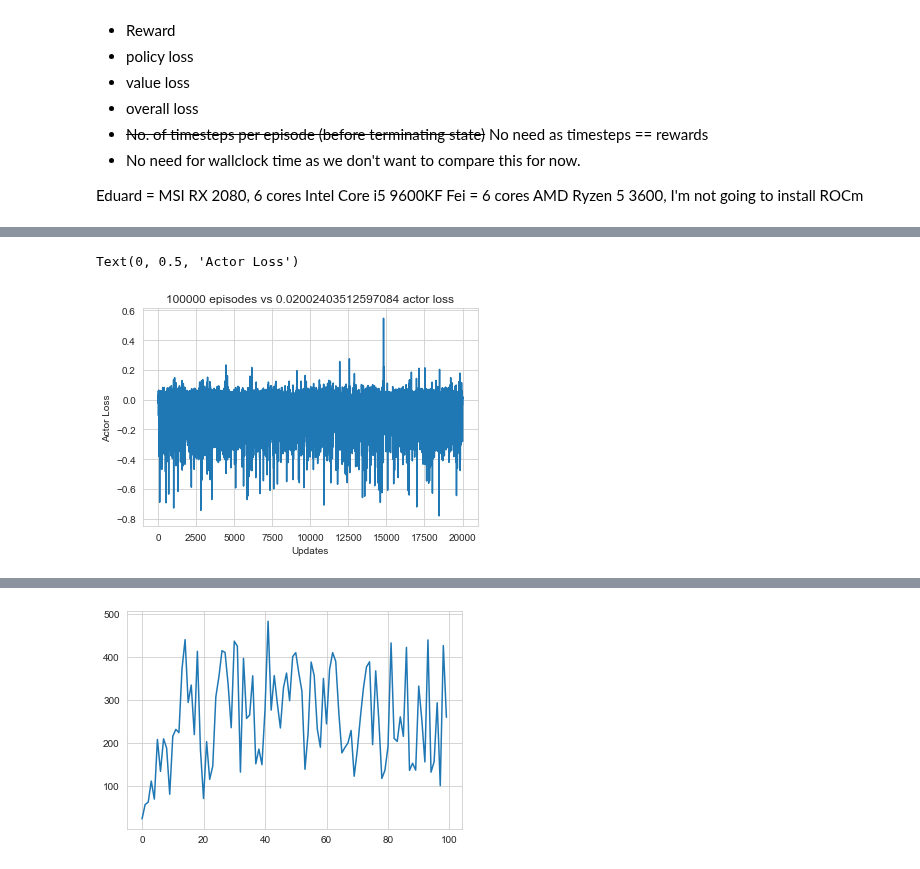
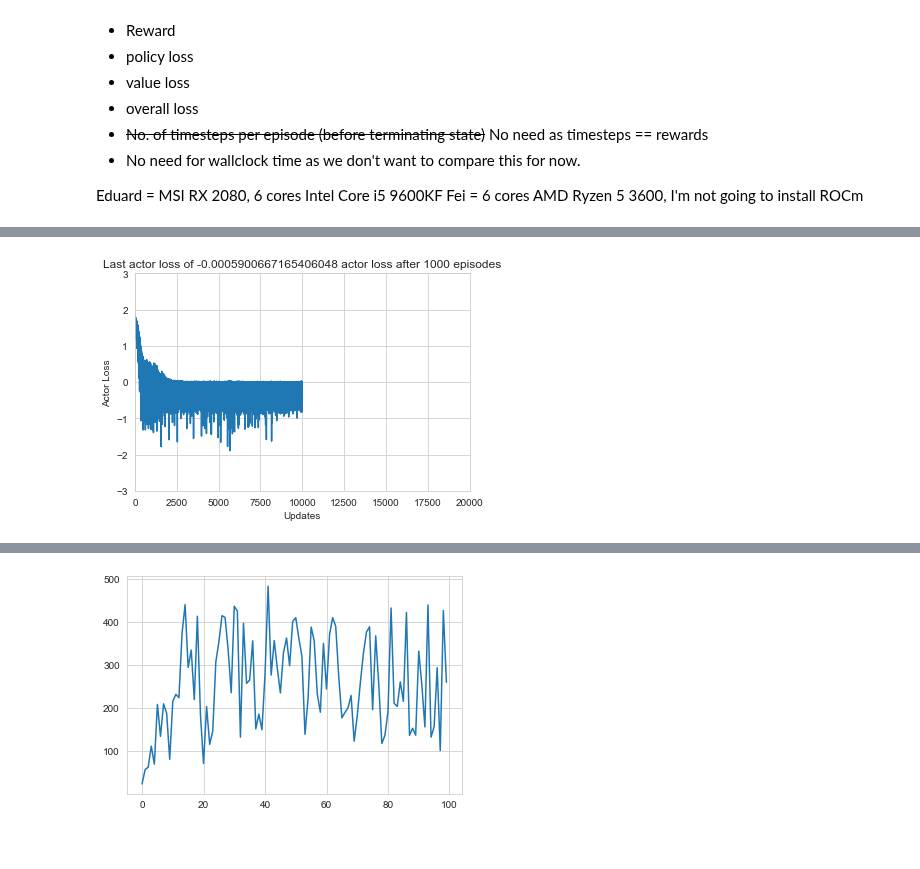
Before and after one commit to feiphoon/inm707-joint-coursework, a Jupyter notebook: src/cartpole/actor_critic_evaluation.ipynb, the cells around one changed output, grey strips where cells are left out. Cells and saved outputs as stored; diff of their text form; code cells hidden in the pictures.

Commit message:
Fix entropy loss and result logging

```diff
--- a/src/cartpole/actor_critic_evaluation.ipynb
+++ b/src/cartpole/actor_critic_evaluation.ipynb
@@ -182,7 +182,7 @@ def make_env(env_id: str, rank: int, seed: int = 0) -> Callable:
     set_random_seed(seed)
     return _init
 # %%
-Results = namedtuple("Results", "min_reward, max_reward, reward_variance, mean_reward")
+Results = namedtuple("Results", "min_reward, max_reward, reward_variance, mean_reward, mean_actor_loss, mean_critic_loss, mean_entropy_loss, mean_overall_loss")
 # %%
 # Parameters based on environment:
 NUM_OBSERVATIONS: int = env.observation_space.shape[0] # input
@@ -505,15 +495,16 @@ def plot_rewards_var(episode_idx: int, experiment_rewards_var: list):
 # %%
 # experiment_actor_loss[0].item()
 experiment_actor_loss_list = [loss.item() for loss in experiment_actor_loss]
 sns.lineplot(data=experiment_actor_loss_list);
-plt.title(f"Last actor loss of {experiment_actor_loss_list[-1]} actor loss after {NUM_EPISODES} episodes")
+plt.title(f"Last actor loss of {experiment_actor_loss_list[-1]} actor loss after 1000 episodes")
 plt.xlabel("Updates");
 plt.ylabel("Actor Loss");
-plt.savefig("", dpi=300, bbox_inches="tight")
+plt.ylim([-3, 3])
+plt.xlim([0, 20000])
+# plt.savefig("", dpi=300, bbox_inches="tight")
 plt.show();
 # %% [output]
-Text(0, 0.5, 'Actor Loss')
-[figure, old version]
+[figure, new version]
 # %%
 experiment_critic_loss_list = [loss.item() for loss in experiment_critic_loss]
 
```
Also changed, not shown: parts of 6 cells of this notebook.
